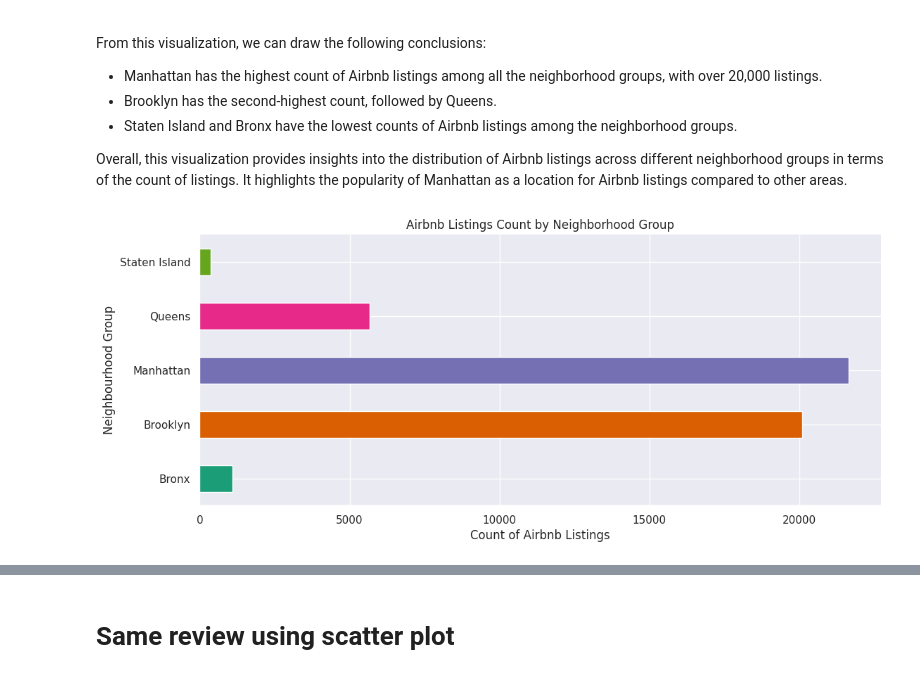
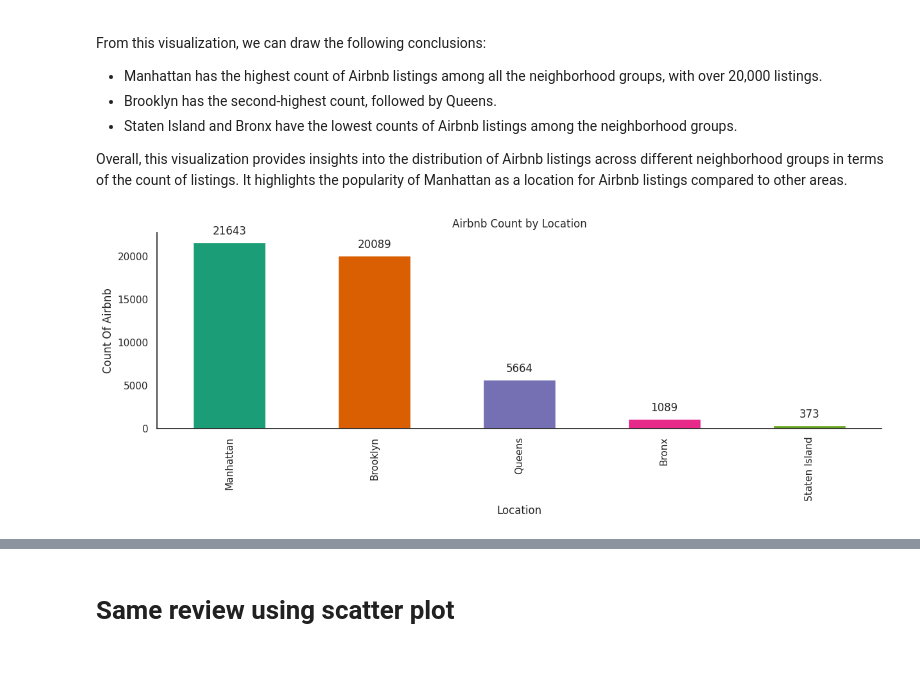
Before and after one commit to atul1994s/airbnb, a Jupyter notebook: Airbnb_project.ipynb, the cells around one changed output, grey strips where cells are left out. Drawn from its saved outputs; the diff is of its cells as text; code cells hidden in the pictures.

```diff
--- a/Airbnb_project.ipynb
+++ b/Airbnb_project.ipynb
@@ -291,11 +281,20 @@ From this visualization, we can draw the following conclusions:
 Overall, this visualization provides insights into the distribution of Airbnb listings across different neighborhood groups in terms of the count of listings. It highlights the popularity of Manhattan as a location for Airbnb listings compared to other areas.
 # %%
 plt.figure(figsize=(12.5,5))
-airbnb_df_new.groupby('neighbourhood_group').size().plot(kind='barh', color=sns.palettes.mpl_palette('Dark2'))
+pb=airbnb_df_new.groupby('neighbourhood_group').size().sort_values(ascending = False).plot(kind='bar', color=sns.palettes.mpl_palette('Dark2'))
+
+# Add data labels on the bars
+for p in pb.patches:
+    pb.annotate(format(p.get_height(), '.0f'),
+                  (p.get_x() + p.get_width() / 2., p.get_height()),
+                  ha = 'center', va = 'center',
+                  xytext = (0, 12),
+                  textcoords = 'offset points')
 plt.gca().spines[['top', 'right',]].set_visible(False)
-plt.ylabel('Neighbourhood Group')
-plt.title("Airbnb Listings Count by Neighborhood Group")
-plt.xlabel("Count of Airbnb Listings")
+plt.ylabel('Count Of Airbnb')
+plt.title("Airbnb Count by Location")
+plt.xlabel("Location")
+plt.tight_layout()
 plt.show()
 # %% [output]
-[figure, old version]
+[figure, new version]
```
Also changed, not shown: parts of 22 cells of this notebook.
